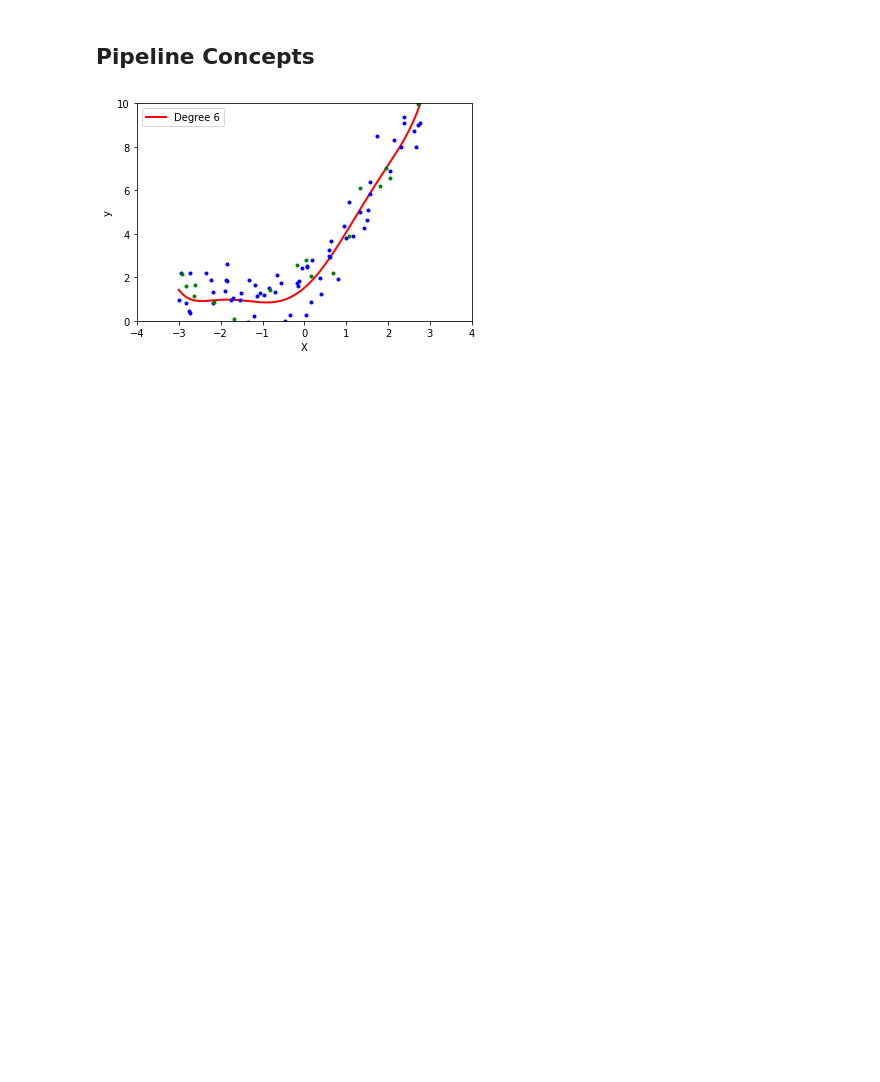
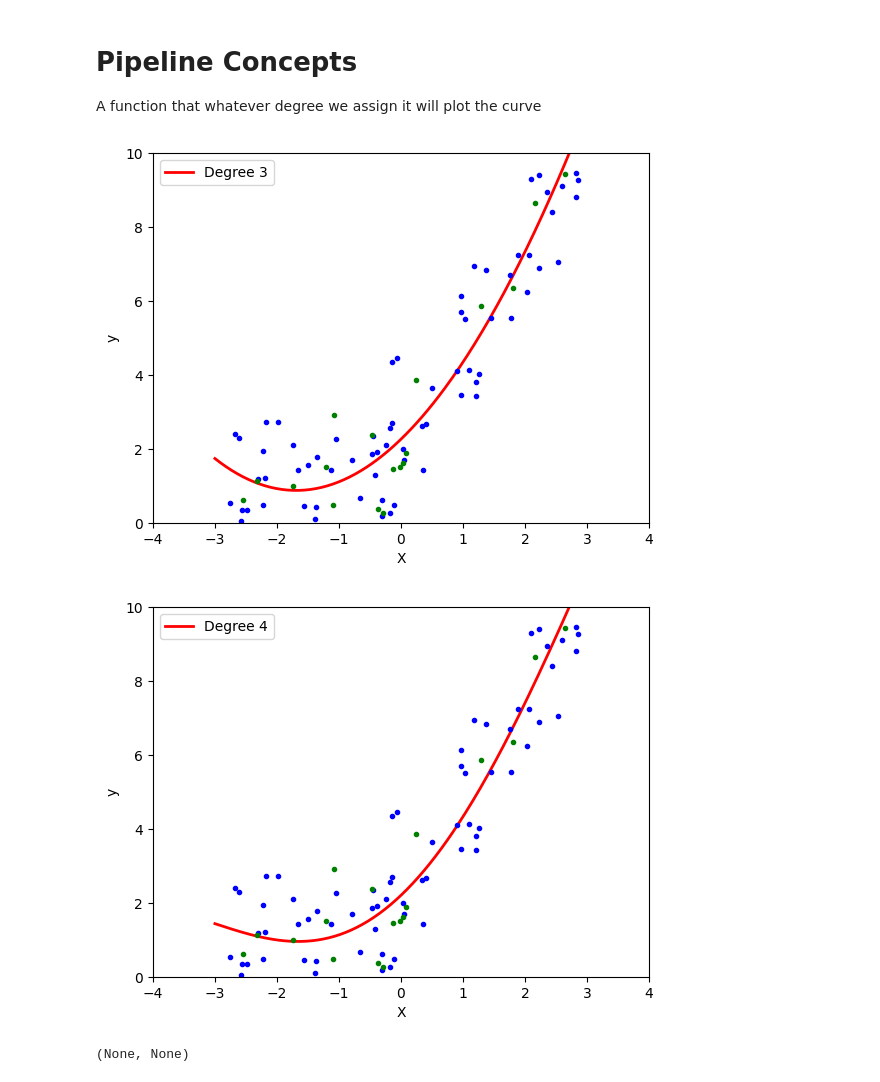
Before and after one commit to ricardorm10/Complete-Data-Science-With-Machine-Learning-And-NLP-2024, a Jupyter notebook: 3-Complete Linear Regression/Practicals/Polynomial Regression Implementation.ipynb, the cells around one changed output. Drawn from its saved outputs; the diff is of its cells as text; code cells hidden in the pictures; blank space fills up the shorter version.

```diff
--- a/3-Complete Linear Regression/Practicals/Polynomial Regression Implementation.ipynb
+++ b/3-Complete Linear Regression/Practicals/Polynomial Regression Implementation.ipynb
@@ -183,2 +176,0 @@ plt.show()
-# %% [markdown]
-## Pipeline Concepts
@@ -187,16 +177,25 @@ from sklearn.pipeline import Pipeline
+# %% [markdown]
+# Pipeline Concepts
+A function that whatever degree we assign it will plot the curve
 # %%
+from sklearn.pipeline import Pipeline
+
 def poly_regression(degree):
     X_new = np.linspace(-3, 3, 200).reshape(200, 1)
 
-    poly_features=PolynomialFeatures(degree=degree,include_bias=True)
-    lin_reg=LinearRegression()
-    poly_regression=Pipeline([
-        ("poly_features",poly_features),
-        ("lin_reg",lin_reg)
-    ])
-    poly_regression.fit(X_train,y_train) ## ploynomial and fit of linear reression
-    y_pred_new=poly_regression.predict(X_new)
-    #plotting prediction line
+    # Create a pipeline that transforms the data to polynomial features and then fits a linear regression model
+    poly_features = PolynomialFeatures(degree=degree,
+                                       include_bias=True)
+
+    lin_reg = LinearRegression()
+    poly_regression = Pipeline([("poly_features",poly_features),
+                                ("lin_reg",lin_reg)])
+    poly_regression.fit(X_train, y_train)
+
+    # Predict the value of y for X_new using the model
+    y_pred_new = poly_regression.predict(X_new)
+
+    # Plot the new model
     plt.plot(X_new, y_pred_new,'r', label="Degree " + str(degree), linewidth=2)
     plt.plot(X_train, y_train, "b.", linewidth=3)
     plt.plot(X_test, y_test, "g.", linewidth=3)
@@ -205,7 +204,10 @@ def poly_regression(degree):
     plt.ylabel("y")
     plt.axis([-4,4, 0, 10])
     plt.show()
-# %%
-poly_regression(6)
-# %% [output]
-[figure, removed]
+# %%
+# Call the function to create a polynomial regression model with different degrees
+poly_regression(3), poly_regression(4)
+# %% [output]
+[figure, added]
+[figure, added]
+(None, None)
```
Also changed, not shown: parts of 27 cells of this notebook.
